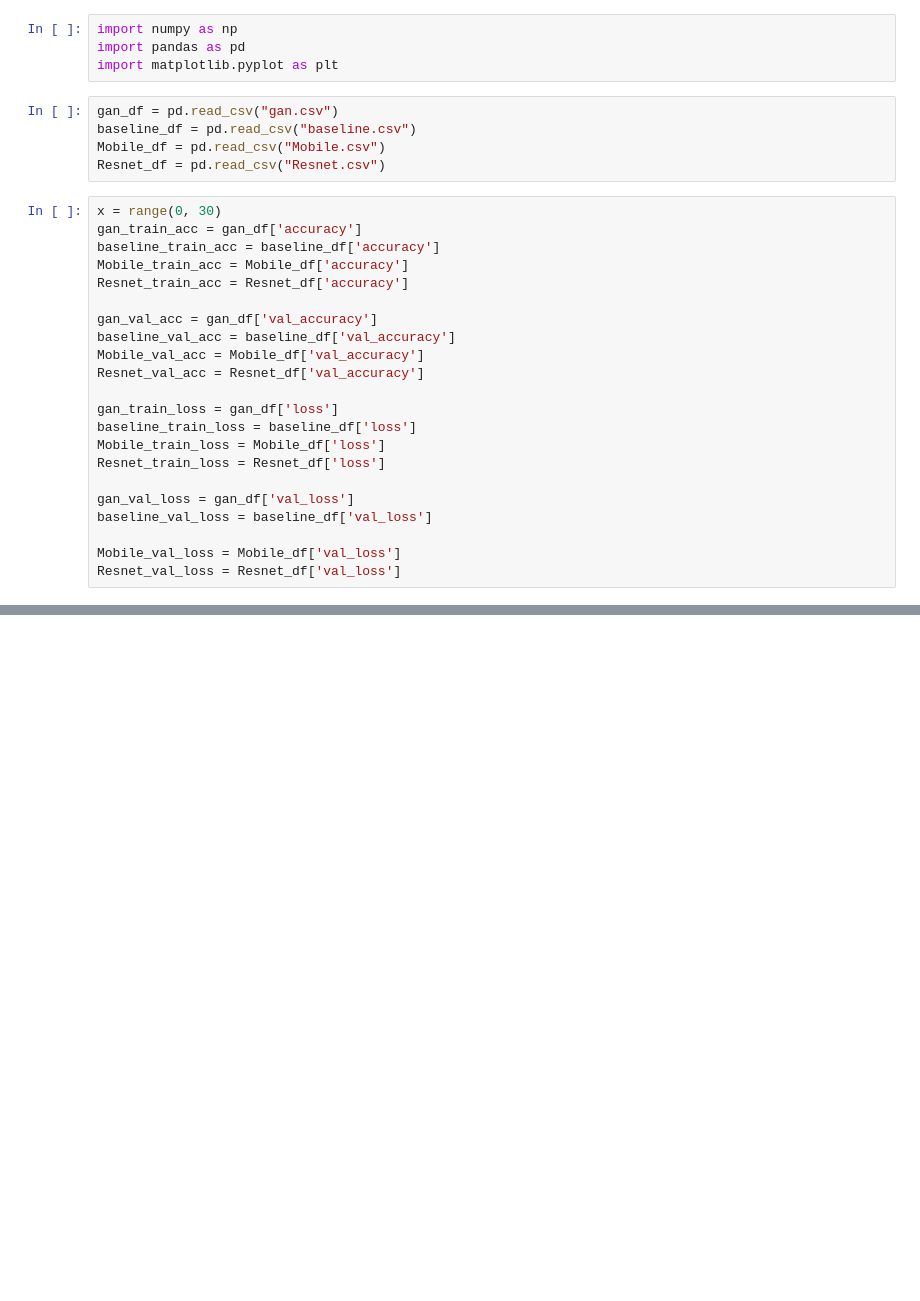
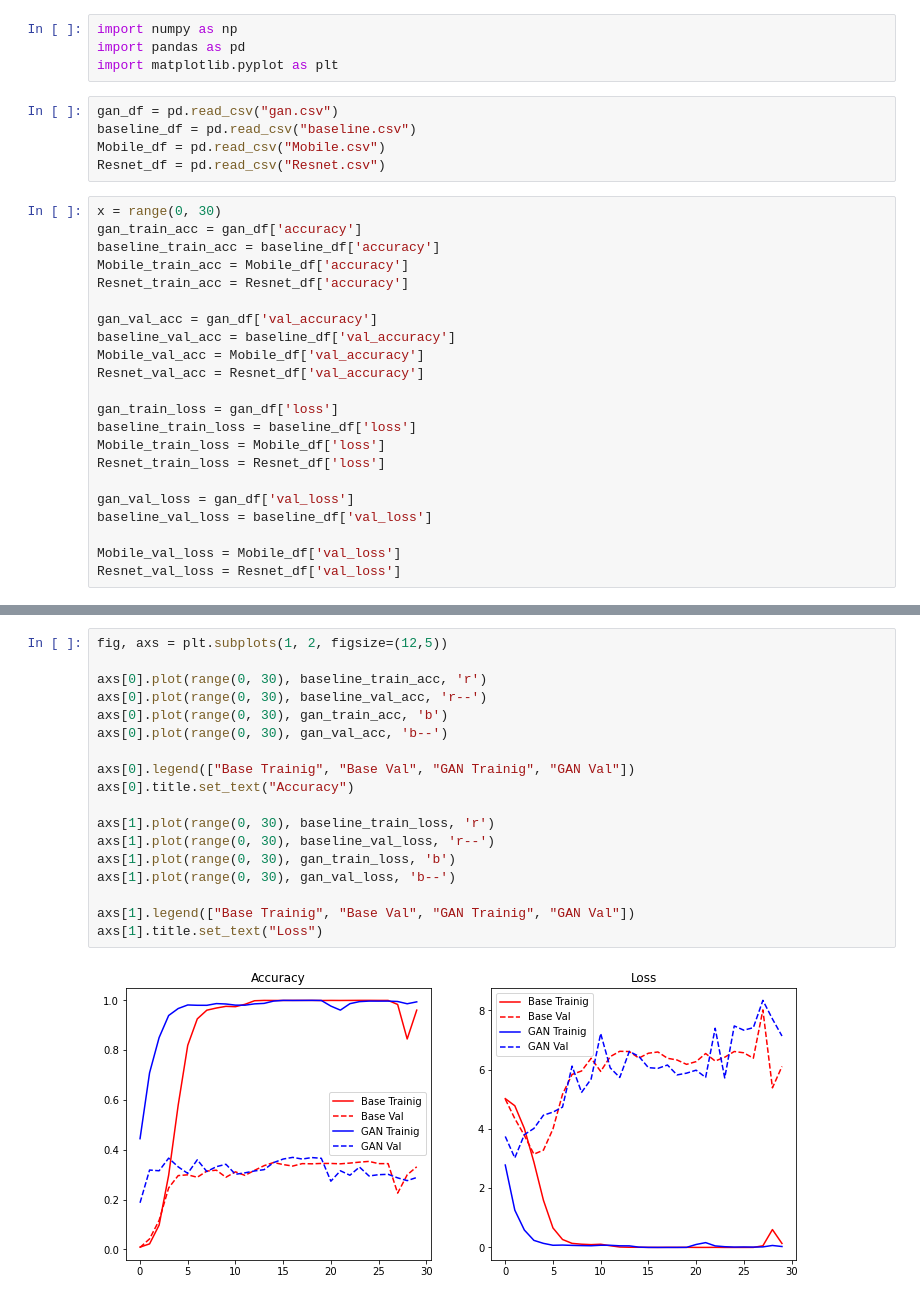
Before and after one commit to bochendong/few_shot_classification, a Jupyter notebook: code/history/plot.ipynb, the cells around one changed output, grey strips where cells are left out. Cells and saved outputs as stored; diff of their text form; blank space fills up the shorter version.

```diff
--- a/code/history/plot.ipynb
+++ b/code/history/plot.ipynb
@@ -64,0 +85,20 @@ axs[1].title.set_text("GAN")
+# %%
+fig, axs = plt.subplots(1, 2, figsize=(12,5))
+
+axs[0].plot(range(0, 30), baseline_train_acc, 'r')
+axs[0].plot(range(0, 30), baseline_val_acc, 'r--')
+axs[0].plot(range(0, 30), gan_train_acc, 'b')
+axs[0].plot(range(0, 30), gan_val_acc, 'b--')
+
+axs[0].legend(["Base Trainig", "Base Val", "GAN Trainig", "GAN Val"])
+axs[0].title.set_text("Accuracy")
+
+axs[1].plot(range(0, 30), baseline_train_loss, 'r')
+axs[1].plot(range(0, 30), baseline_val_loss, 'r--')
+axs[1].plot(range(0, 30), gan_train_loss, 'b')
+axs[1].plot(range(0, 30), gan_val_loss, 'b--')
+
+axs[1].legend(["Base Trainig", "Base Val", "GAN Trainig", "GAN Val"])
+axs[1].title.set_text("Loss")
+# %% [output]
+[figure, added]
```
Also changed, not shown: parts of 4 cells of this notebook.
